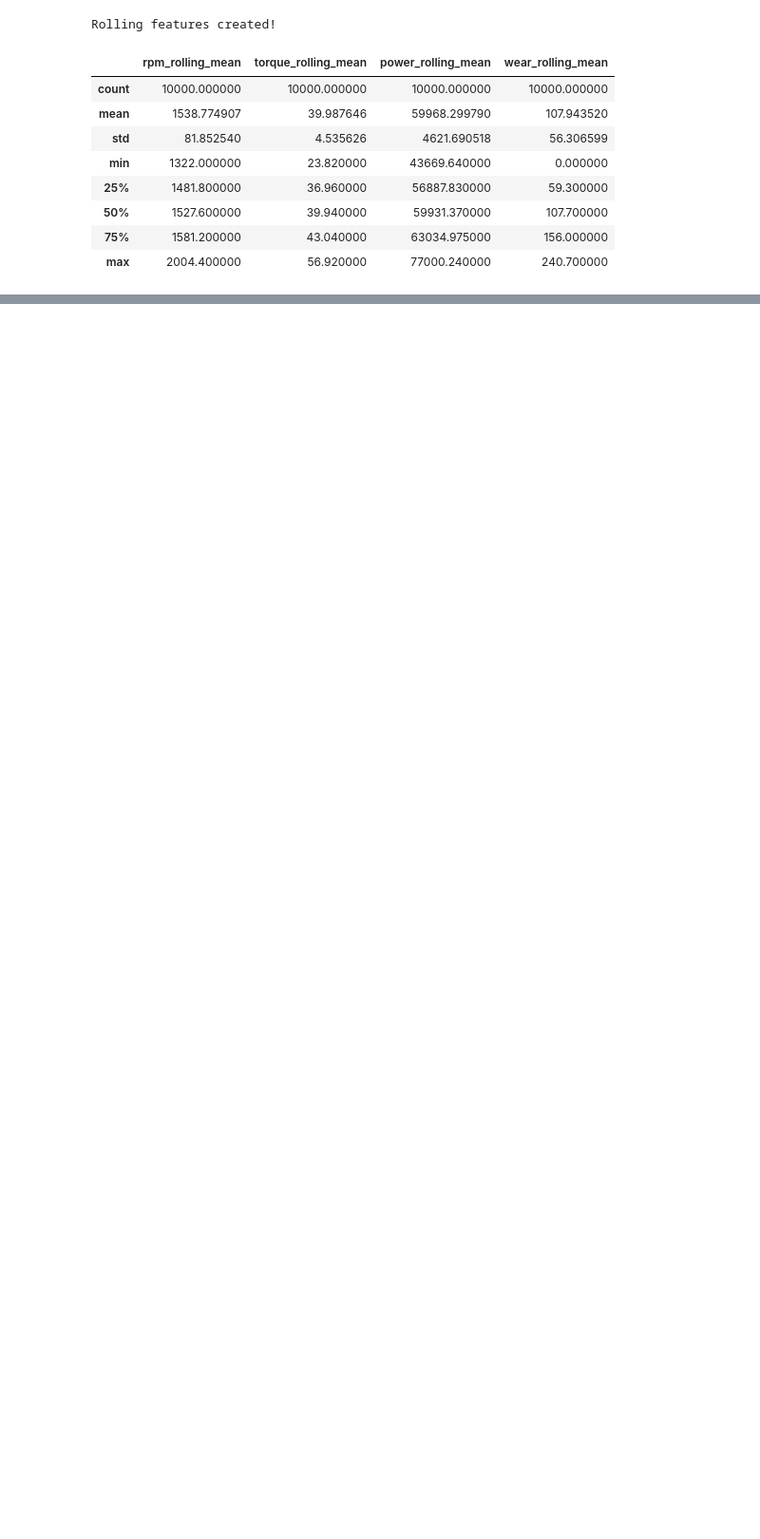
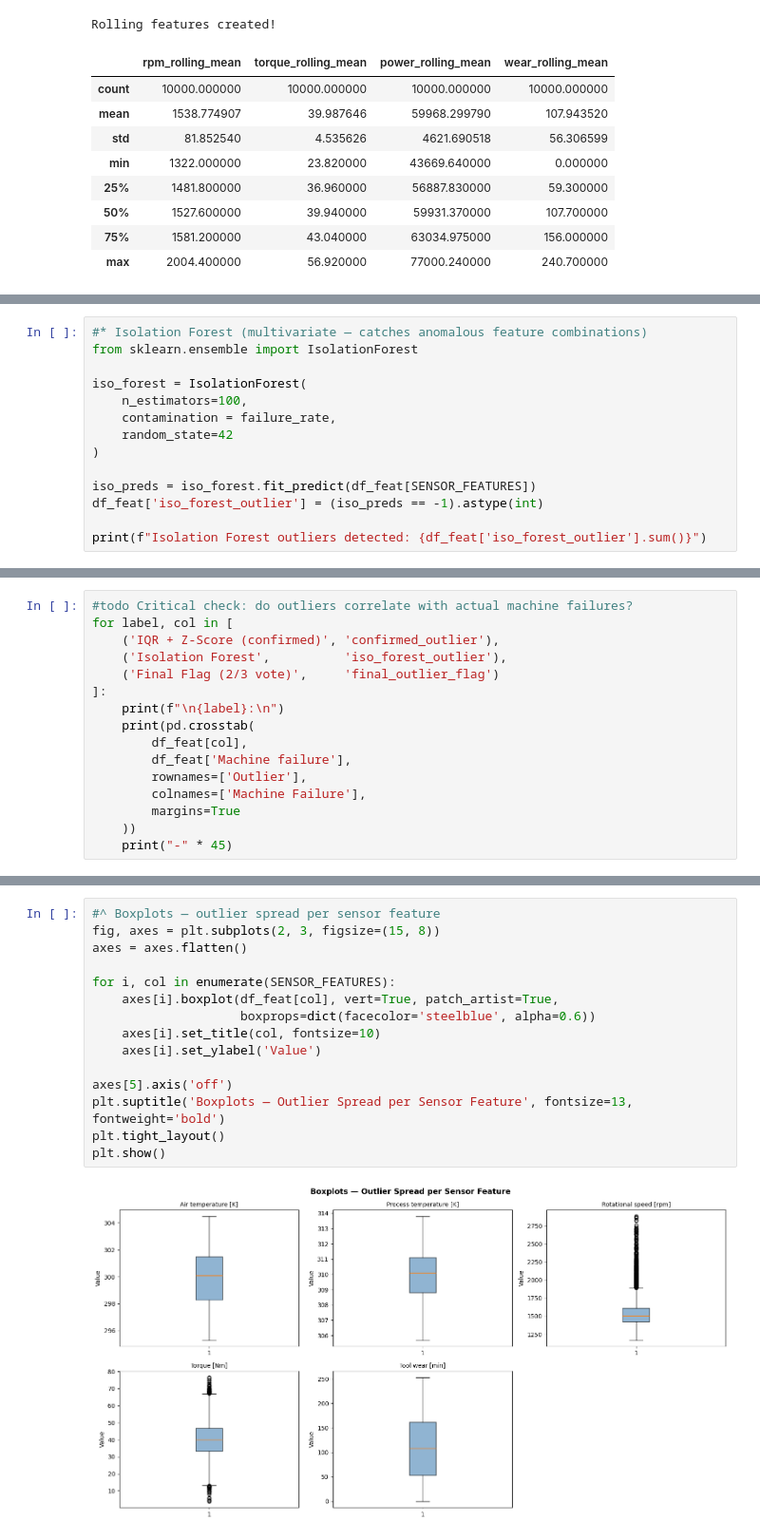
Before and after one commit to Anas-Quazi/iot-predictive-maintenance, a Jupyter notebook: Feature_engineering/feature_engineering.ipynb, the cells around one changed output, grey strips where cells are left out. Shown at 95% size. Drawn from its saved outputs; the diff is of its cells as text; blank space fills up the shorter version.

```diff
--- a/Feature_engineering/feature_engineering.ipynb
+++ b/Feature_engineering/feature_engineering.ipynb
@@ -128,0 +200,14 @@ Rolling features created!
+# %%
+#* Isolation Forest (multivariate — catches anomalous feature combinations)
+from sklearn.ensemble import IsolationForest
+
+iso_forest = IsolationForest(
+    n_estimators=100,
+    contamination = failure_rate,
+    random_state=42
+)
+
+iso_preds = iso_forest.fit_predict(df_feat[SENSOR_FEATURES])
+df_feat['iso_forest_outlier'] = (iso_preds == -1).astype(int)
+
+print(f"Isolation Forest outliers detected: {df_feat['iso_forest_outlier'].sum()}")
@@ -128,0 +246,16 @@ Rolling features created!
+# %%
+#todo Critical check: do outliers correlate with actual machine failures?
+for label, col in [
+    ('IQR + Z-Score (confirmed)', 'confirmed_outlier'),
+    ('Isolation Forest',          'iso_forest_outlier'),
+    ('Final Flag (2/3 vote)',     'final_outlier_flag')
+]:
+    print(f"\n{label}:\n")
+    print(pd.crosstab(
+        df_feat[col],
+        df_feat['Machine failure'],
+        rownames=['Outlier'],
+        colnames=['Machine Failure'],
+        margins=True
+    ))
+    print("-" * 45)
@@ -128,0 +280,17 @@ Rolling features created!
+# %%
+#^ Boxplots — outlier spread per sensor feature
+fig, axes = plt.subplots(2, 3, figsize=(15, 8))
+axes = axes.flatten()
+
+for i, col in enumerate(SENSOR_FEATURES):
+    axes[i].boxplot(df_feat[col], vert=True, patch_artist=True,
+                    boxprops=dict(facecolor='steelblue', alpha=0.6))
+    axes[i].set_title(col, fontsize=10)
+    axes[i].set_ylabel('Value')
+
+axes[5].axis('off')
+plt.suptitle('Boxplots — Outlier Spread per Sensor Feature', fontsize=13, fontweight='bold')
+plt.tight_layout()
+plt.show()
+# %% [output]
+[figure, added]
```
Also changed, not shown: parts of 9 cells of this notebook.
